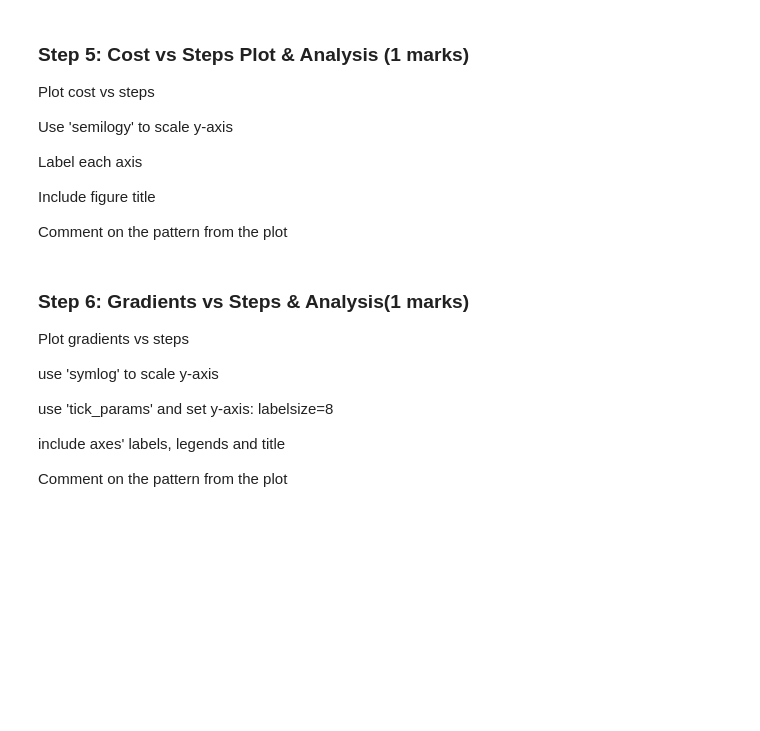
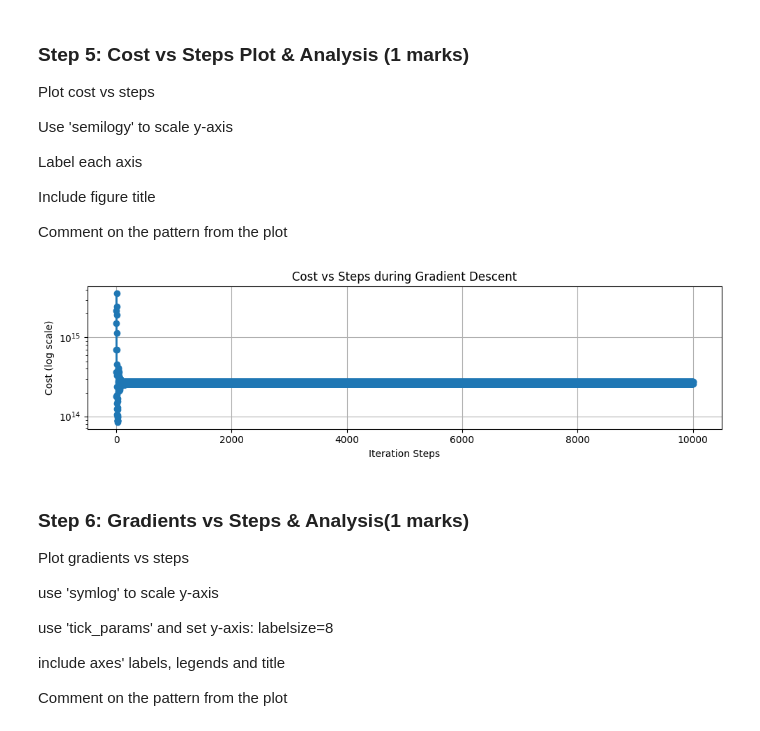
Before and after one commit to HemenSamadi/ENGG680_2025_Fall, a Jupyter notebook: Lab_Assignment2/Assignment2_Upload.ipynb, the cells around one changed output. Drawn from its saved outputs; the diff is of its cells as text; code cells hidden in the pictures; blank space fills up the shorter version.

Commit message:
The Assignemnt 2 - Complete file has been uploaded.

```diff
--- a/Lab_Assignment2/Assignment2_Upload.ipynb
+++ b/Lab_Assignment2/Assignment2_Upload.ipynb
@@ -538,0 +611,14 @@ optimized_params = #...
+# %%
+optimized_params = gradient_descent(pseudorange.flatten(), sat_pos)
+
+# Assign global arrays to variables used in plotting cells
+cost_history = arr_cost
+grad_norms = arr_grad
+pos_errors = arr_err
+
+# print the mentioned metrics
+print(f"Optimized Parameters: {optimized_params}")
+print(f"Final Position Errors (3D norm): {np.linalg.norm(optimized_params[:3] - GroundTruth)}")
+print(f"Number of Steps Taken for Convergence: {steps_count}")
+print(f"Final Cost Value: {arr_cost[-1]}")
+print(f"Final Gradient Values (norm): {arr_grad[-1]}")
@@ -550,13 +643,24 @@ Comment on the pattern from the plot
 # %%
 fig , ax = plt.subplots(nrows=1,ncols=1, figsize=(10,3))
 # (0.5 marks)
-# ...
+# Plot cost vs iteration steps with logarithmic y-axis
+ax.semilogy(range(len(cost_history)), cost_history, marker='o', linestyle='-')
+
+# Label axes
+ax.set_xlabel("Iteration Steps")
+ax.set_ylabel("Cost (log scale)")
+
+# Add title
+ax.set_title("Cost vs Steps during Gradient Descent")
+
 ax.grid(True)
 fig.tight_layout()
 plt.show()
 
 # Comment on the pattern (0.5 marks)
 # ...
+# %% [output]
+[figure, added]
 # %% [markdown]
 ### Step 6: Gradients vs Steps & Analysis(1 marks)
 Plot gradients vs steps
```
Also changed, not shown: parts of 30 cells of this notebook.
